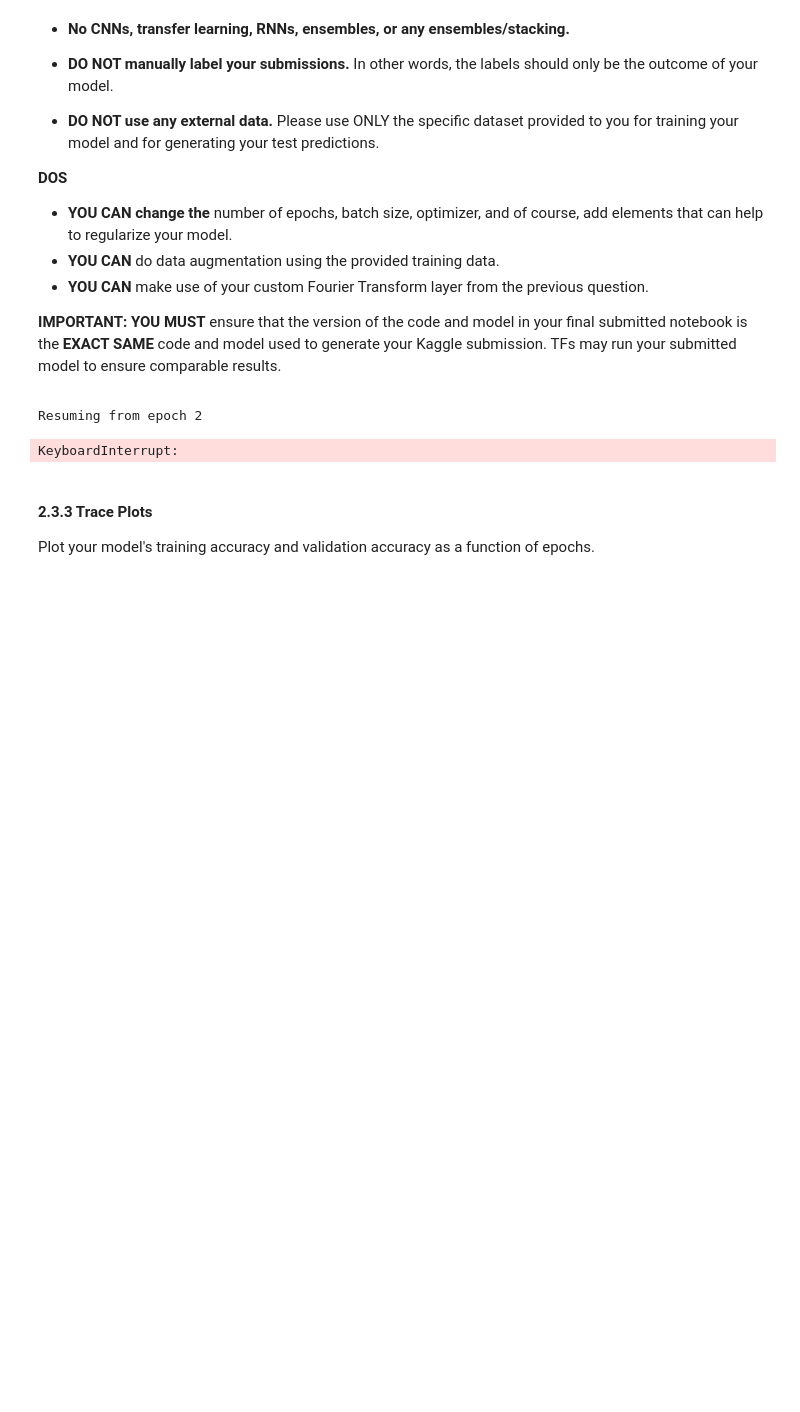
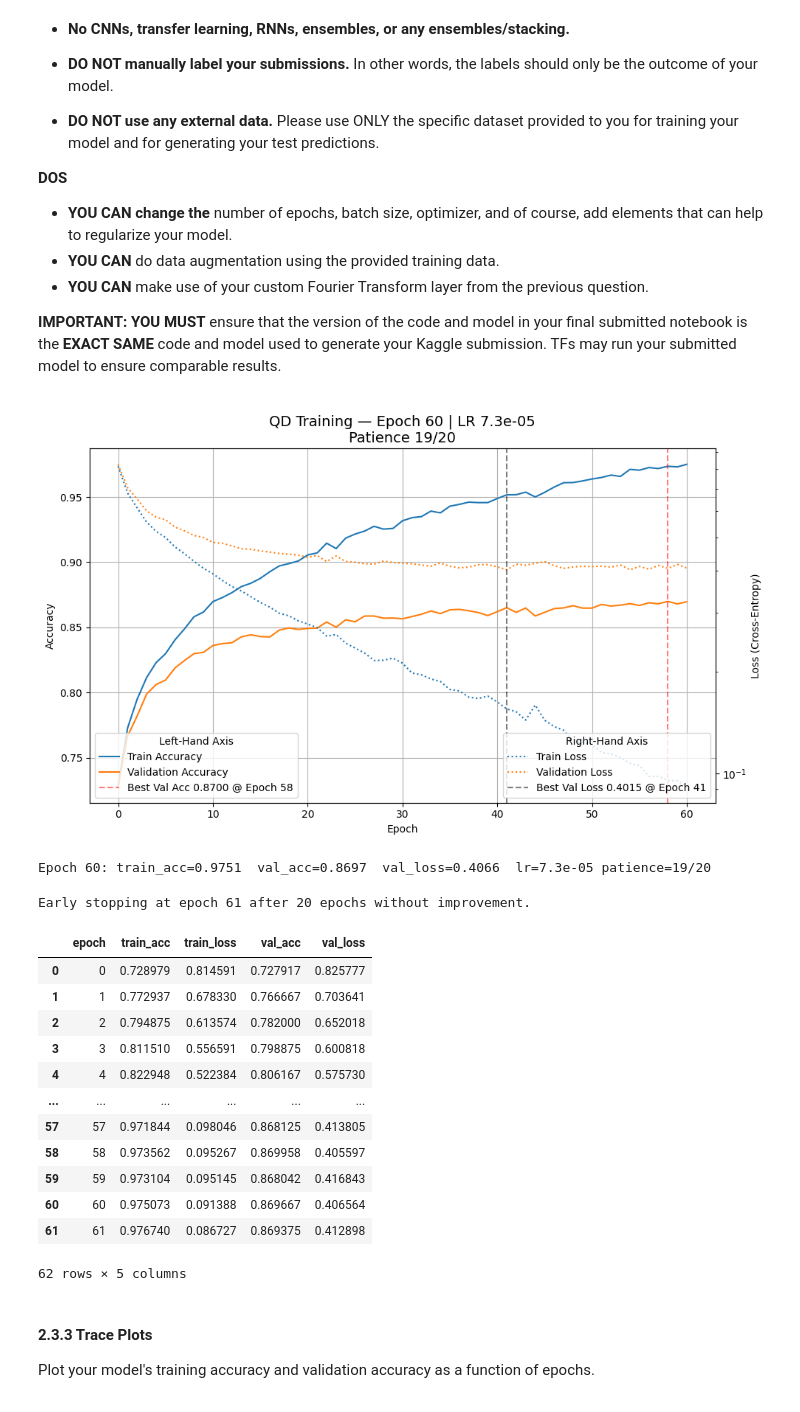
Before and after one commit to Andrew-S-Jing/cs1090b, a Jupyter notebook: hw/hw1/cs1090b_hw1.ipynb, the cells around one changed output. Drawn from its saved outputs; the diff is of its cells as text; code cells hidden in the pictures; blank space fills up the shorter version.

```diff
--- a/hw/hw1/cs1090b_hw1.ipynb
+++ b/hw/hw1/cs1090b_hw1.ipynb
@@ -919,15 +920,23 @@ This ANN, when trained on the dataset, will overfit to the training set. Plot th
 # %%
 # build your NN
 class FCN_ReLU_Multiclassifier_NN_Factory:
-    def __init__(self, input_dim, output_dim, shape):
+    def __init__(self, input_dim, output_dim, shape, dropout=0.0):
         self.input_dim = input_dim
         self.output_dim = output_dim
         self.shape = copy.deepcopy(shape)
+        self.dropout = dropout
 
     def build(self):
         set_seed()
         ordered_dict = self._build_ordered_dict()
         return nn.Sequential(ordered_dict)
+
+    def _add_hidden_block(self, ordered_dict, layer_number, in_dim, out_dim):
+        """Add a single hidden block: Linear → [BatchNorm] → ReLU → [Dropout]."""
+        ordered_dict[f"affine{layer_number}"] = nn.Linear(in_dim, out_dim)
+        ordered_dict[f"relu{layer_number}"] = nn.ReLU()
+        if self.dropout > 0:
+            ordered_dict[f"dropout{layer_number}"] = nn.Dropout(self.dropout)
 
     def _build_ordered_dict(self):
         shape_builder = copy.deepcopy(self.shape)
@@ -941,13 +950,12 @@ class FCN_ReLU_Multiclassifier_NN_Factory:
                     "Invalid shape specification: number of neurons and layers "
                     "in each section must be greater than 0."
                 )
-            ordered_dict[f"affine{layer_number}"] = nn.Linear(prev_dim, nneurons)
-            ordered_dict[f"relu{layer_number}"] = nn.ReLU()
+            self._add_hidden_block(ordered_dict, layer_number, prev_dim, nneurons)
             layer_number += 1
             nlayers -= 1
+
             while nlayers > 0:
-                ordered_dict[f"affine{layer_number}"] = nn.Linear(nneurons, nneurons)
-                ordered_dict[f"relu{layer_number}"] = nn.ReLU()
+                self._add_hidden_block(ordered_dict, layer_number, nneurons, nneurons)
                 layer_number += 1
                 nlayers -= 1
             prev_dim = nneurons
@@ -1430,9 +1441,9 @@ qd_X_train_pre_augmentation, qd_X_val, qd_y_train_pre_augmentation, qd_y_val = (
     )
 )
 
-# Create lazy augmented dataset (on-the-fly, no 8x memory overhead)
+# Create lazy augmented dataset (on-the-fly, no large memory overhead)
 qd_train_dataset = AugmentedQuickDrawDataset(
-    qd_X_train_pre_augmentation, qd_y_train_pre_augmentation
+    qd_X_train_pre_augmentation, qd_y_train_pre_augmentation, num_variations=4
 )
 
 qd_X_test = qd_scaler.transform(qd_test_df.drop(columns=["id"]))
@@ -1441,7 +1452,8 @@ qd_X_test = qd_scaler.transform(qd_test_df.drop(columns=["id"]))
 QDNN_Factory = FCN_ReLU_Multiclassifier_NN_Factory(
     input_dim=qd_X_train_pre_augmentation.shape[1],
     output_dim=len(qd_labels),
-    shape=[(10_000, 3)],
+    shape=[(2_048, 3)],
+    dropout=0.3,
 )
 # %%
 QD_CHECKPOINT_DIR = Path("./models/checkpoints/qd")
@@ -1641,13 +1793,27 @@ def qd_evaluate_epoch_to_acc(
 # %%
 # Train (or resume with: resume_from=QD_CHECKPOINT_DIR / "epoch_X.pt")
 qd_nn_train(
     qd_train_dataset,
     progressbar=2,
-    resume_from=QD_CHECKPOINT_DIR / "epoch_1.pt",
+    # resume_from=QD_CHECKPOINT_DIR / "epoch_1.pt",
 )
 # %% [output]
+[figure, added]
-Resuming from epoch 2
+Epoch 60: train_acc=0.9751  val_acc=0.8697  val_loss=0.4066  lr=7.3e-05 patience=19/20
-KeyboardInterrupt:
+Early stopping at epoch 61 after 20 epochs without improvement.
+|  | epoch | train_acc | train_loss | val_acc | val_loss |
+| 0 | 0 | 0.728979 | 0.814591 | 0.727917 | 0.825777 |
+| 1 | 1 | 0.772937 | 0.678330 | 0.766667 | 0.703641 |
+| 2 | 2 | 0.794875 | 0.613574 | 0.782000 | 0.652018 |
+| 3 | 3 | 0.811510 | 0.556591 | 0.798875 | 0.600818 |
+| 4 | 4 | 0.822948 | 0.522384 | 0.806167 | 0.575730 |
+| ... | ... | ... | ... | ... | ... |
+| 57 | 57 | 0.971844 | 0.098046 | 0.868125 | 0.413805 |
+| 58 | 58 | 0.973562 | 0.095267 | 0.869958 | 0.405597 |
+| 59 | 59 | 0.973104 | 0.095145 | 0.868042 | 0.416843 |
+| 60 | 60 | 0.975073 | 0.091388 | 0.869667 | 0.406564 |
+| 61 | 61 | 0.976740 | 0.086727 | 0.869375 | 0.412898 |
+62 rows × 5 columns
 # %% [markdown]
 <div class='exercise-r'>
 
```
Also changed, not shown: parts of 4 cells of this notebook.
